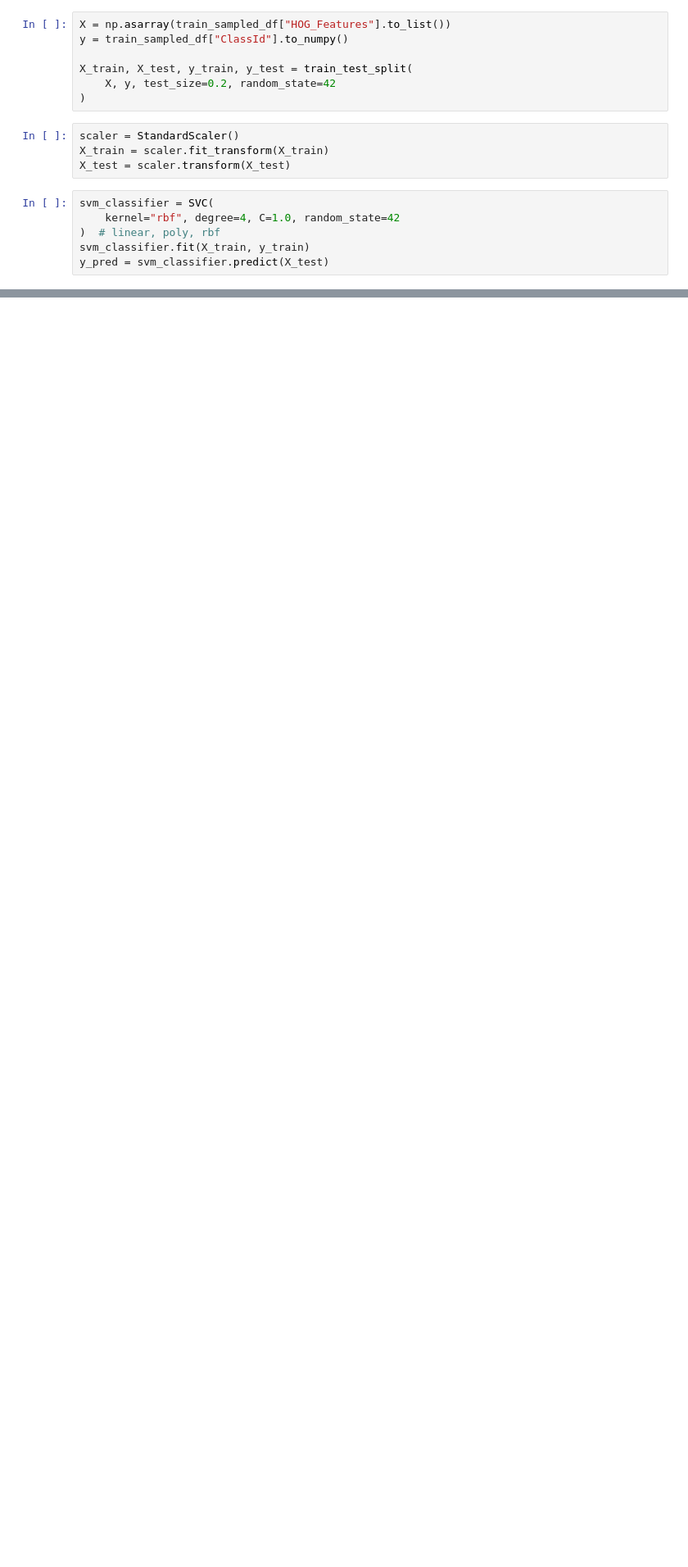
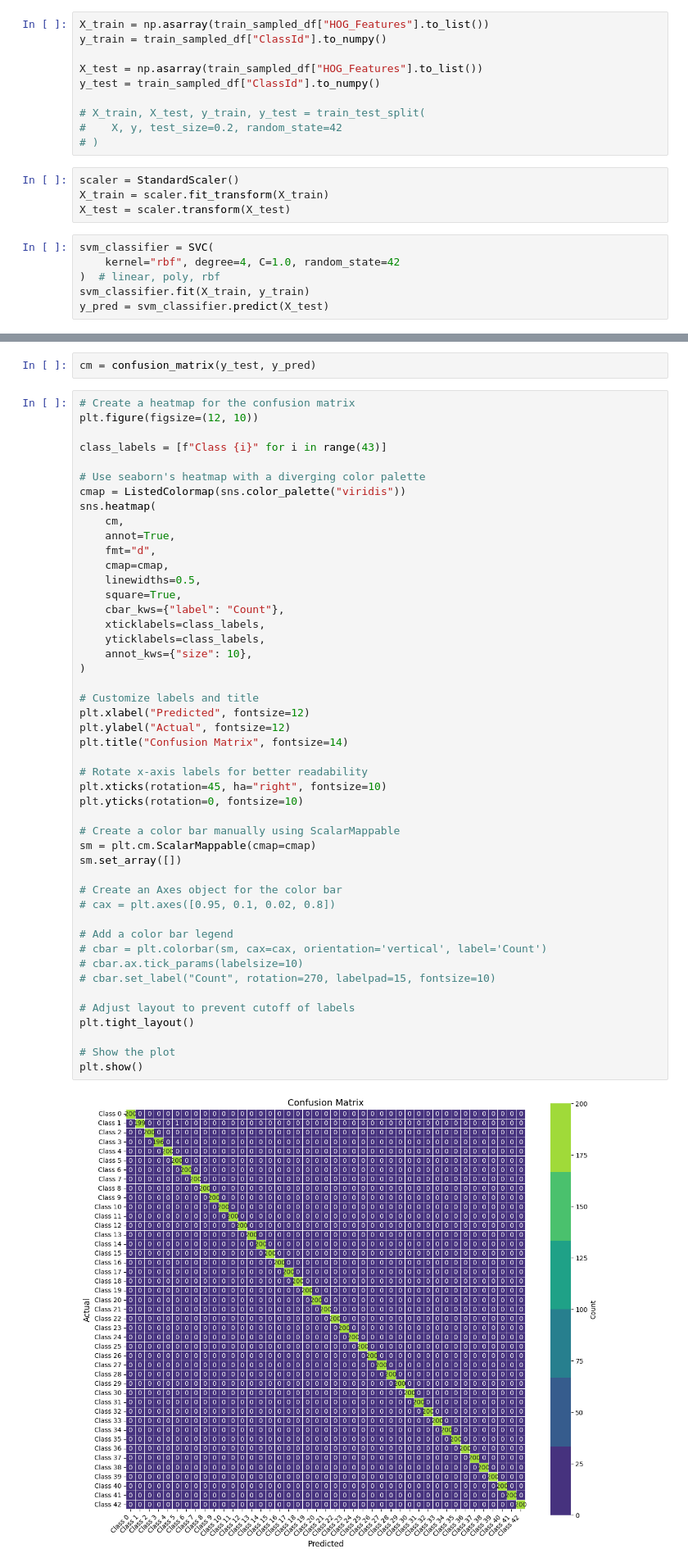
Before and after one commit to teddy661/281-final-project, a Jupyter notebook: svm_classifier.ipynb, the cells around one changed output, grey strips where cells are left out. Shown at 82% size. Saved outputs shown, nothing was run; the diff lists cells and outputs as text; blank space fills up the shorter version.

Commit message:
add confusion matrix 99% accuracy with only HOG features

```diff
--- a/svm_classifier.ipynb
+++ b/svm_classifier.ipynb
@@ -23,12 +29,15 @@ def sample_from_group(sub_df):
 train_sampled_df = train_df.group_by("ClassId").map_groups(sample_from_group)
 del train_df
 # %%
-X = np.asarray(train_sampled_df["HOG_Features"].to_list())
-y = train_sampled_df["ClassId"].to_numpy()
+X_train = np.asarray(train_sampled_df["HOG_Features"].to_list())
+y_train = train_sampled_df["ClassId"].to_numpy()
 
-X_train, X_test, y_train, y_test = train_test_split(
-    X, y, test_size=0.2, random_state=42
-)
+X_test = np.asarray(train_sampled_df["HOG_Features"].to_list())
+y_test = train_sampled_df["ClassId"].to_numpy()
+
+# X_train, X_test, y_train, y_test = train_test_split(
+#    X, y, test_size=0.2, random_state=42
+# )
 # %%
 scaler = StandardScaler()
 X_train = scaler.fit_transform(X_train)
@@ -46,0 +56,51 @@ Accuracy: 0.9796511627906976
+# %%
+cm = confusion_matrix(y_test, y_pred)
+# %%
+# Create a heatmap for the confusion matrix
+plt.figure(figsize=(12, 10))
+
+class_labels = [f"Class {i}" for i in range(43)]
+
+# Use seaborn's heatmap with a diverging color palette
+cmap = ListedColormap(sns.color_palette("viridis"))
+sns.heatmap(
+    cm,
+    annot=True,
+    fmt="d",
+    cmap=cmap,
+    linewidths=0.5,
+    square=True,
+    cbar_kws={"label": "Count"},
+    xticklabels=class_labels,
+    yticklabels=class_labels,
+    annot_kws={"size": 10},
+)
+
+# Customize labels and title
+plt.xlabel("Predicted", fontsize=12)
+plt.ylabel("Actual", fontsize=12)
+plt.title("Confusion Matrix", fontsize=14)
+
+# Rotate x-axis labels for better readability
+plt.xticks(rotation=45, ha="right", fontsize=10)
+plt.yticks(rotation=0, fontsize=10)
+
+# Create a color bar manually using ScalarMappable
+sm = plt.cm.ScalarMappable(cmap=cmap)
+sm.set_array([])
+
+# Create an Axes object for the color bar
+# cax = plt.axes([0.95, 0.1, 0.02, 0.8])
+
+# Add a color bar legend
+# cbar = plt.colorbar(sm, cax=cax, orientation='vertical', label='Count')
+# cbar.ax.tick_params(labelsize=10)
+# cbar.set_label("Count", rotation=270, labelpad=15, fontsize=10)
+
+# Adjust layout to prevent cutoff of labels
+plt.tight_layout()
+
+# Show the plot
+plt.show()
+# %% [output]
+[figure, added]
```
Also changed, not shown: parts of 3 cells of this notebook.
